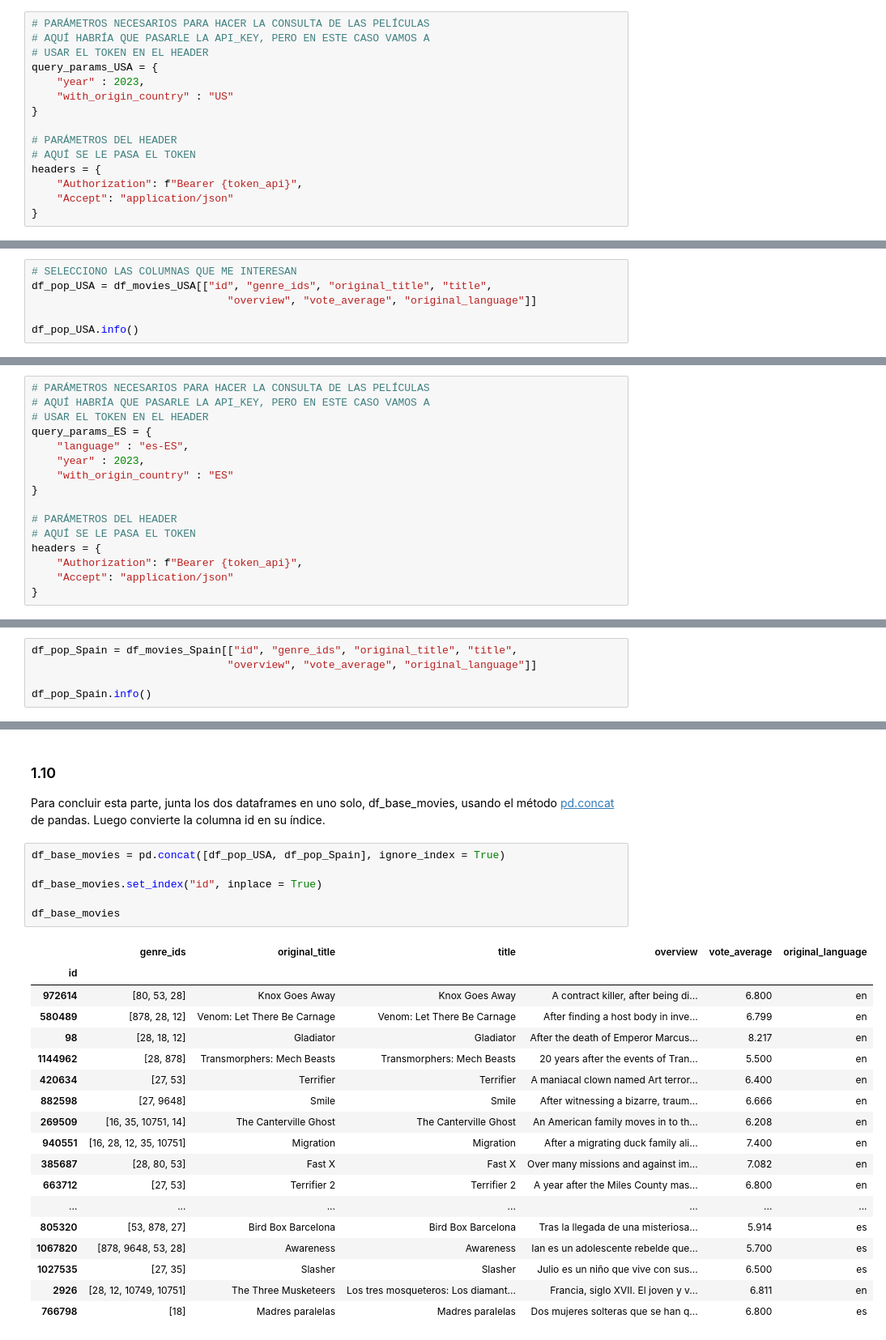
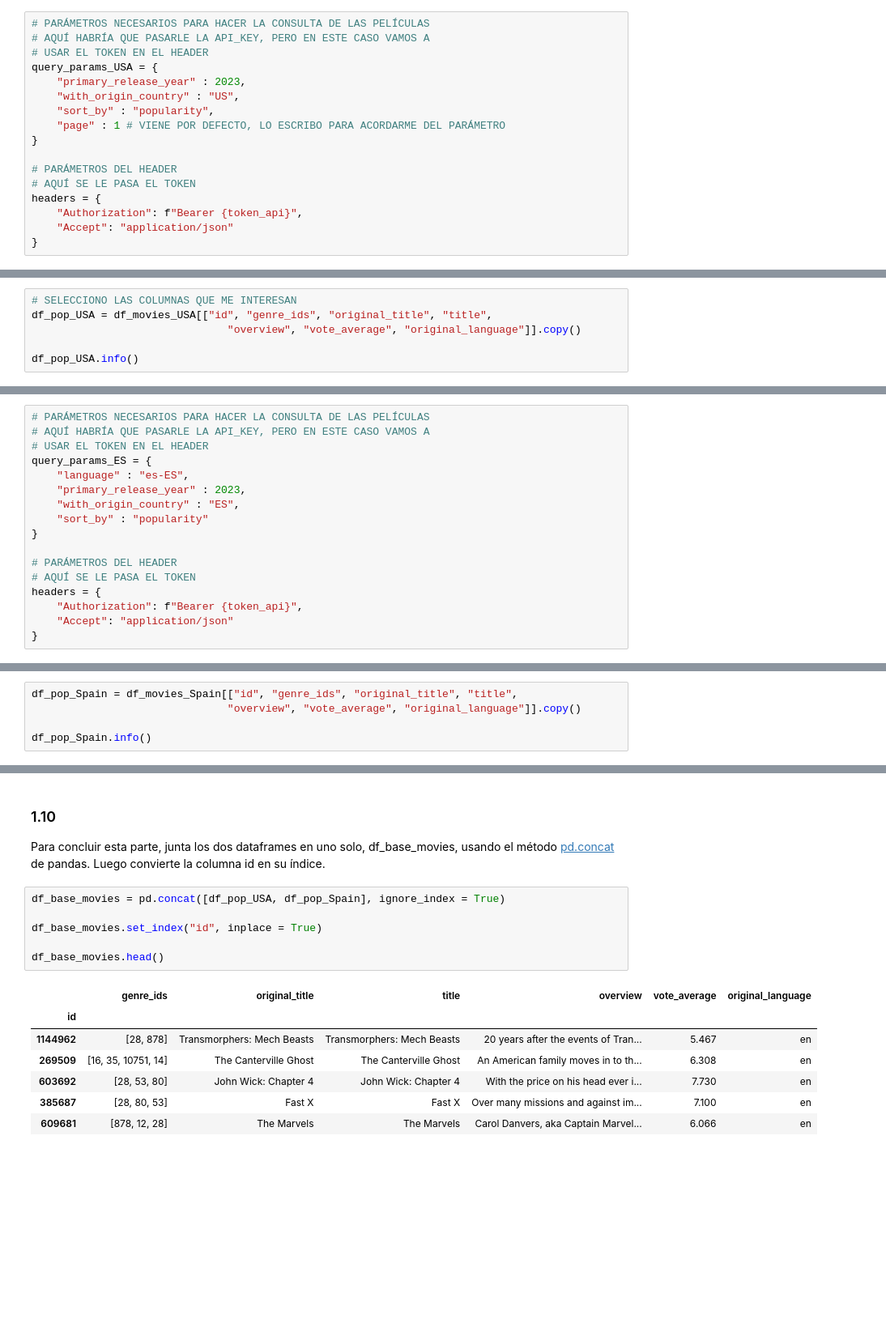
Before and after one commit to CanaryBrianArmas/ONLINE_DS_THEBRIDGE_-Ejercicios-a-corregir, a Jupyter notebook: Sprint_6/Unidad_2/18_Practica_Obligatoria_Scraping_API.ipynb, the cells around one changed output, grey strips where cells are left out. Shown at 81% size. Drawn from its saved outputs; the diff is of its cells as text; blank space fills up the shorter version.

```diff
--- a/Sprint_6/Unidad_2/18_Practica_Obligatoria_Scraping_API.ipynb
+++ b/Sprint_6/Unidad_2/18_Practica_Obligatoria_Scraping_API.ipynb
@@ -84,8 +90,10 @@ Nota: Las respuestas de esta API están paginadas, y cada página contiene 20 re
 # AQUÍ HABRÍA QUE PASARLE LA API_KEY, PERO EN ESTE CASO VAMOS A
 # USAR EL TOKEN EN EL HEADER
 query_params_USA = {
-    "year" : 2023,
-    "with_origin_country" : "US"
+    "primary_release_year" : 2023,
+    "with_origin_country" : "US",
+    "sort_by" : "popularity",
+    "page" : 1 # VIENE POR DEFECTO, LO ESCRIBO PARA ACORDARME DEL PARÁMETRO
 }
 
 # PARÁMETROS DEL HEADER
@@ -224,7 +257,7 @@ Añade alguna más si quieres, pero manten las anteriores siempre. Construye un
 # %%
 # SELECCIONO LAS COLUMNAS QUE ME INTERESAN
 df_pop_USA = df_movies_USA[["id", "genre_ids", "original_title", "title",
-                               "overview", "vote_average", "original_language"]]
+                               "overview", "vote_average", "original_language"]].copy()
 
 df_pop_USA.info()
 # %% [output]
@@ -260,8 +293,9 @@ querystring = {
 # USAR EL TOKEN EN EL HEADER
 query_params_ES = {
     "language" : "es-ES",
-    "year" : 2023,
-    "with_origin_country" : "ES"
+    "primary_release_year" : 2023,
+    "with_origin_country" : "ES",
+    "sort_by" : "popularity"
 }
 
 # PARÁMETROS DEL HEADER
@@ -347,6 +372,6 @@ df_movies_Spain
 # %%
 df_pop_Spain = df_movies_Spain[["id", "genre_ids", "original_title", "title",
-                               "overview", "vote_average", "original_language"]]
+                               "overview", "vote_average", "original_language"]].copy()
 
 df_pop_Spain.info()
 # %% [output]
@@ -370,28 +395,17 @@ Para concluir esta parte, junta los dos dataframes en uno solo, df_base_movies,
 # %%
 df_base_movies = pd.concat([df_pop_USA, df_pop_Spain], ignore_index = True)
 
 df_base_movies.set_index("id", inplace = True)
 
-df_base_movies
+df_base_movies.head()
 # %% [output]
 |  | genre_ids | original_title | title | overview | vote_average | original_language |
 | id |  |  |  |  |  |  |
-| 972614 | [80, 53, 28] | Knox Goes Away | Knox Goes Away | A contract killer, after being di... | 6.800 | en |
-| 580489 | [878, 28, 12] | Venom: Let There Be Carnage | Venom: Let There Be Carnage | After finding a host body in inve... | 6.799 | en |
-| 98 | [28, 18, 12] | Gladiator | Gladiator | After the death of Emperor Marcus... | 8.217 | en |
-| 1144962 | [28, 878] | Transmorphers: Mech Beasts | Transmorphers: Mech Beasts | 20 years after the events of Tran... | 5.500 | en |
-| 420634 | [27, 53] | Terrifier | Terrifier | A maniacal clown named Art terror... | 6.400 | en |
-| 882598 | [27, 9648] | Smile | Smile | After witnessing a bizarre, traum... | 6.666 | en |
-| 269509 | [16, 35, 10751, 14] | The Canterville Ghost | The Canterville Ghost | An American family moves in to th... | 6.208 | en |
-| 940551 | [16, 28, 12, 35, 10751] | Migration | Migration | After a migrating duck family ali... | 7.400 | en |
-| 385687 | [28, 80, 53] | Fast X | Fast X | Over many missions and against im... | 7.082 | en |
-| 663712 | [27, 53] | Terrifier 2 | Terrifier 2 | A year after the Miles County mas... | 6.800 | en |
-| ... | ... | ... | ... | ... | ... | ... |
-| 805320 | [53, 878, 27] | Bird Box Barcelona | Bird Box Barcelona | Tras la llegada de una misteriosa... | 5.914 | es |
-| 1067820 | [878, 9648, 53, 28] | Awareness | Awareness | Ian es un adolescente rebelde que... | 5.700 | es |
-| 1027535 | [27, 35] | Slasher | Slasher | Julio es un niño que vive con sus... | 6.500 | es |
-| 2926 | [28, 12, 10749, 10751] | The Three Musketeers | Los tres mosqueteros: Los diamant... | Francia, siglo XVII. El joven y v... | 6.811 | en |
-| 766798 | [18] | Madres paralelas | Madres paralelas | Dos mujeres solteras que se han q... | 6.800 | es |
+| 1144962 | [28, 878] | Transmorphers: Mech Beasts | Transmorphers: Mech Beasts | 20 years after the events of Tran... | 5.467 | en |
+| 269509 | [16, 35, 10751, 14] | The Canterville Ghost | The Canterville Ghost | An American family moves in to th... | 6.308 | en |
+| 603692 | [28, 53, 80] | John Wick: Chapter 4 | John Wick: Chapter 4 | With the price on his head ever i... | 7.730 | en |
+| 385687 | [28, 80, 53] | Fast X | Fast X | Over many missions and against im... | 7.100 | en |
+| 609681 | [878, 12, 28] | The Marvels | The Marvels | Carol Danvers, aka Captain Marvel... | 6.066 | en |
 # %%
 df_base_movies.info()
 # %% [output]
```
Also changed, not shown: parts of 29 cells of this notebook.
